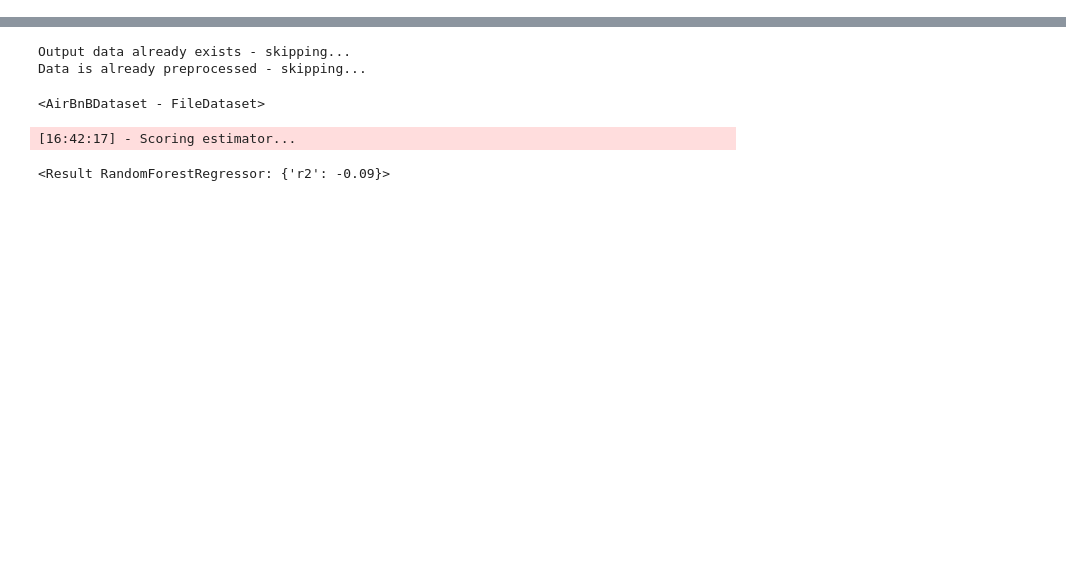
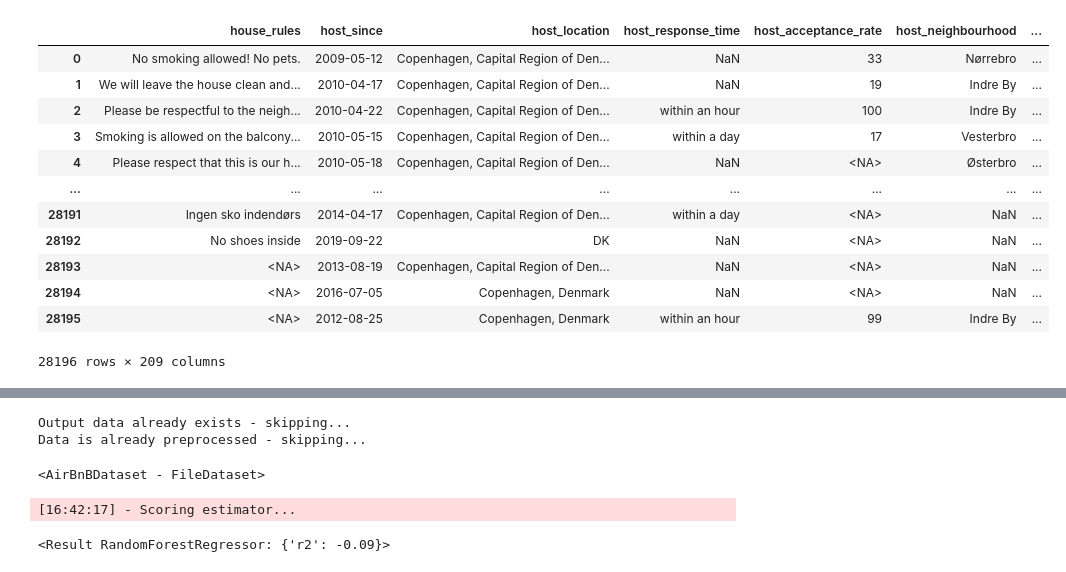
Before and after one commit to andersbogsnes/airbnb_priceforecaster, a Jupyter notebook: notebooks/Feature EDA.ipynb, the cells around one changed output, grey strips where cells are left out. Saved outputs shown, nothing was run; the diff lists cells and outputs as text; code cells hidden in the pictures; blank space fills up the shorter version.

```diff
--- a/notebooks/Feature EDA.ipynb
+++ b/notebooks/Feature EDA.ipynb
@@ -11,6 +8,22 @@ from ml_tooling import Model
 from sklearn.ensemble import RandomForestRegressor
 # %%
 dataset = AirBnBDataset(year=2020, month=5, day=30)
+# %%
+dataset.x
+# %% [output]
+|  | house_rules | host_since | host_location | host_response_time | host_acceptance_rate | host_neighbourhood | ... |
+| 0 | No smoking allowed! No pets. | 2009-05-12 | Copenhagen, Capital Region of Den... | NaN | 33 | Nørrebro | ... |
+| 1 | We will leave the house clean and... | 2010-04-17 | Copenhagen, Capital Region of Den... | NaN | 19 | Indre By | ... |
+| 2 | Please be respectful to the neigh... | 2010-04-22 | Copenhagen, Capital Region of Den... | within an hour | 100 | Indre By | ... |
+| 3 | Smoking is allowed on the balcony... | 2010-05-15 | Copenhagen, Capital Region of Den... | within a day | 17 | Vesterbro | ... |
+| 4 | Please respect that this is our h... | 2010-05-18 | Copenhagen, Capital Region of Den... | NaN | <NA> | Østerbro | ... |
+| ... | ... | ... | ... | ... | ... | ... | ... |
+| 28191 | Ingen sko indendørs | 2014-04-17 | Copenhagen, Capital Region of Den... | within a day | <NA> | NaN | ... |
+| 28192 | No shoes inside | 2019-09-22 | DK | NaN | <NA> | NaN | ... |
+| 28193 | <NA> | 2013-08-19 | Copenhagen, Capital Region of Den... | NaN | <NA> | NaN | ... |
+| 28194 | <NA> | 2016-07-05 | Copenhagen, Denmark | NaN | <NA> | NaN | ... |
+| 28195 | <NA> | 2012-08-25 | Copenhagen, Denmark | within an hour | 99 | Indre By | ... |
+28196 rows × 209 columns
 # %%
 dataset.plot.target_correlation(top_n=10, bottom_n=10)
 # %% [output]
```
Also changed, not shown: parts of 3 cells of this notebook, 17 other files.
